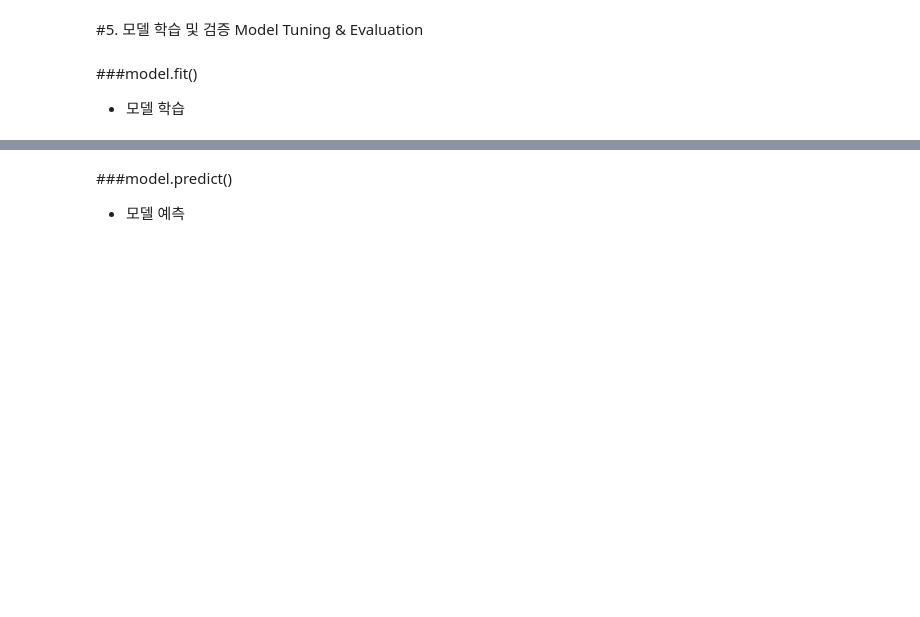
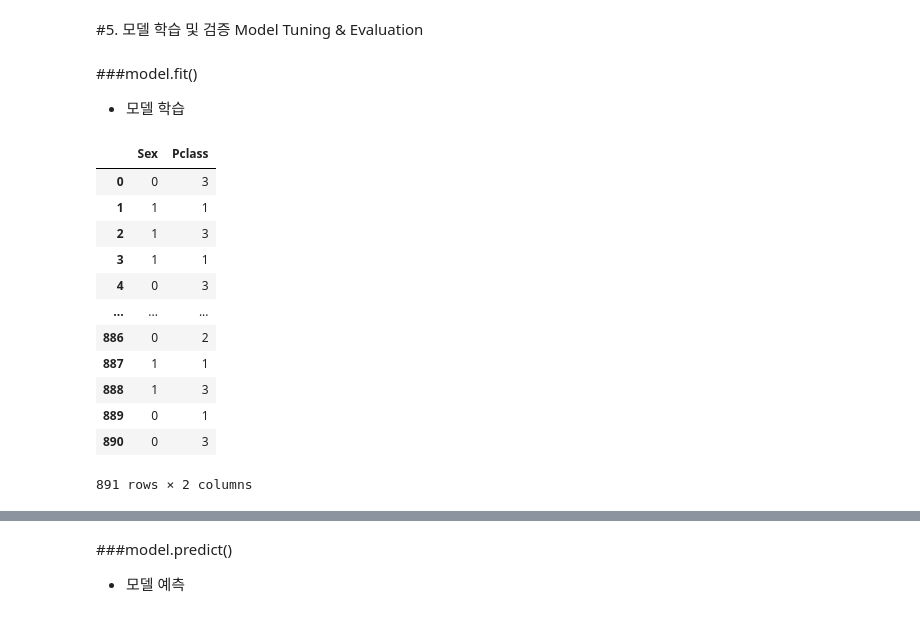
Before and after one commit to yejin-park/MachineLearning, a Jupyter notebook: 타이타닉[전체]review.ipynb, the cells around one changed output, grey strips where cells are left out. Cells and saved outputs as stored; diff of their text form; code cells hidden in the pictures; blank space fills up the shorter version.

```diff
--- a/타이타닉[전체]review.ipynb
+++ b/타이타닉[전체]review.ipynb
@@ -409,3 +419,19 @@ dt = DecisionTreeClassifier()
 # %% [markdown]
 ###model.fit()
 *   모델 학습
+# %%
+X_train
+# %% [output]
+|  | Sex | Pclass |
+| 0 | 0 | 3 |
+| 1 | 1 | 1 |
+| 2 | 1 | 3 |
+| 3 | 1 | 1 |
+| 4 | 0 | 3 |
+| ... | ... | ... |
+| 886 | 0 | 2 |
+| 887 | 1 | 1 |
+| 888 | 1 | 3 |
+| 889 | 0 | 1 |
+| 890 | 0 | 3 |
+891 rows × 2 columns
```
Also changed, not shown: parts of 37 cells of this notebook.
